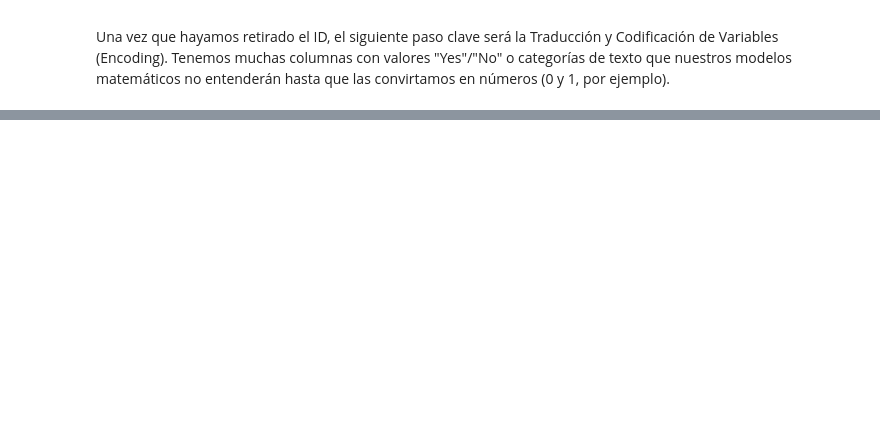
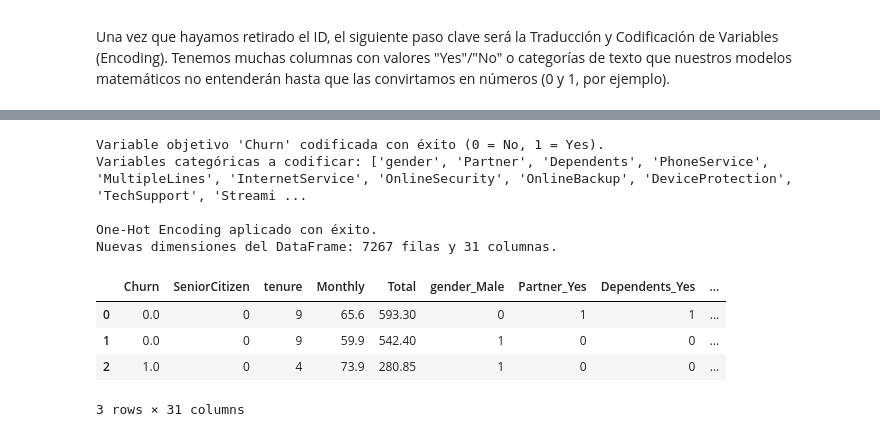
Before and after one commit to LordAguaKate/Telecom2, a Jupyter notebook: Telecom2.ipynb, the cells around one changed output, grey strips where cells are left out. Saved outputs shown, nothing was run; the diff lists cells and outputs as text; code cells hidden in the pictures; blank space fills up the shorter version.

Commit message:
Codificación de Variables Encoding

```diff
--- a/Telecom2.ipynb
+++ b/Telecom2.ipynb
@@ -80,0 +90,34 @@ Una vez que hayamos retirado el ID, el siguiente paso clave será la Traducción
+# %%
+# 1. Mapeo de la variable objetivo (Target)
+# Convertimos explícitamente el 'Churn' a formato binario (0 y 1)
+if 'Churn' in df.columns:
+    df['Churn'] = df['Churn'].map({'No': 0, 'Yes': 1})
+    print("Variable objetivo 'Churn' codificada con éxito (0 = No, 1 = Yes).")
+
+# 2. One-Hot Encoding para las variables predictoras categóricas
+# Identificamos las columnas que son de tipo 'object' (texto)
+columnas_categoricas = df.select_dtypes(include=['object']).columns.tolist()
+
+print(f"Variables categóricas a codificar: {columnas_categoricas}\n")
+
+# Aplicamos get_dummies.
+# drop_first=True elimina la primera categoría generada para evitar multicolinealidad.
+# dtype=int asegura que el resultado sea 0 y 1 en lugar de True y False (en versiones recientes de pandas)
+df_encoded = pd.get_dummies(df, columns=columnas_categoricas, drop_first=True, dtype=int)
+
+print("One-Hot Encoding aplicado con éxito.")
+print(f"Nuevas dimensiones del DataFrame: {df_encoded.shape[0]} filas y {df_encoded.shape[1]} columnas.\n")
+
+# Visualizamos el resultado final para confirmar
+display(df_encoded.head(3))
+# %% [output]
+Variable objetivo 'Churn' codificada con éxito (0 = No, 1 = Yes).
+Variables categóricas a codificar: ['gender', 'Partner', 'Dependents', 'PhoneService', 'MultipleLines', 'InternetService', 'OnlineSecurity', 'OnlineBackup', 'DeviceProtection', 'TechSupport', 'Streami ...
+
+One-Hot Encoding aplicado con éxito.
+Nuevas dimensiones del DataFrame: 7267 filas y 31 columnas.
+|  | Churn | SeniorCitizen | tenure | Monthly | Total | gender_Male | Partner_Yes | Dependents_Yes | ... |
+| 0 | 0.0 | 0 | 9 | 65.6 | 593.30 | 0 | 1 | 1 | ... |
+| 1 | 0.0 | 0 | 9 | 59.9 | 542.40 | 1 | 0 | 0 | ... |
+| 2 | 1.0 | 0 | 4 | 73.9 | 280.85 | 1 | 0 | 0 | ... |
+3 rows × 31 columns
```
Also changed, not shown: parts of 2 cells of this notebook.
